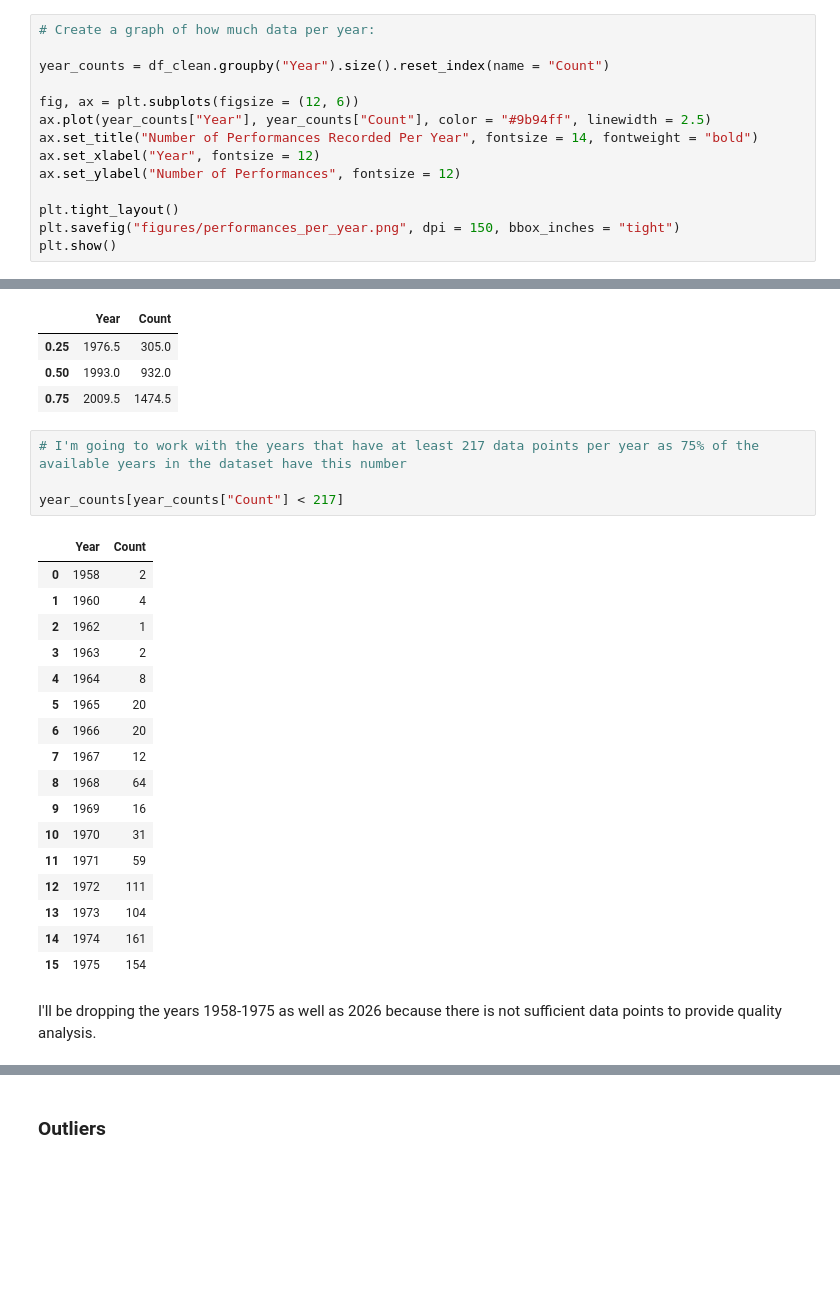
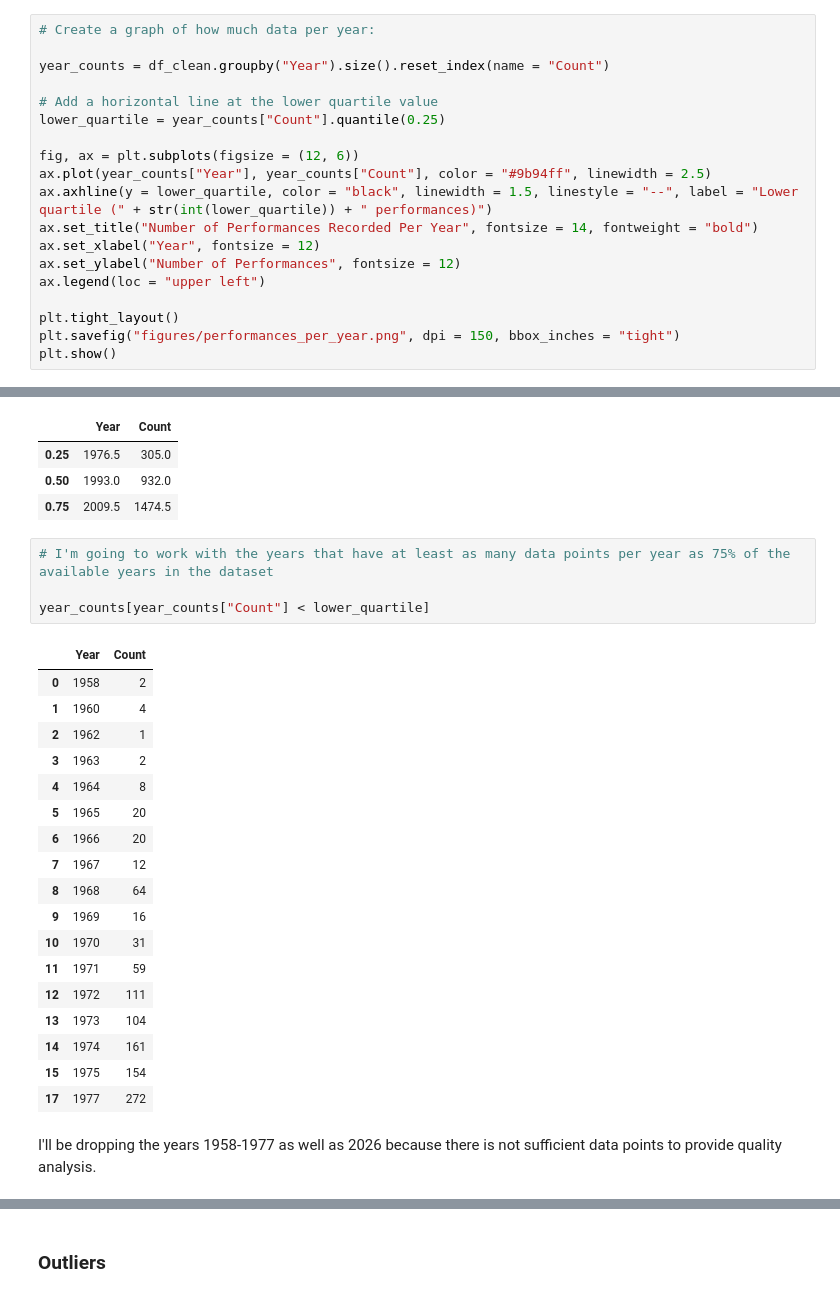
Before and after one commit to elliebeynonn/2041_data_project, a Jupyter notebook: analysis.ipynb, the cells around one changed output, grey strips where cells are left out. Drawn from its saved outputs; the diff is of its cells as text; blank space fills up the shorter version.

```diff
--- a/analysis.ipynb
+++ b/analysis.ipynb
@@ -822,11 +776,16 @@ Name: count, Length: 67, dtype: int64
 
 year_counts = df_clean.groupby("Year").size().reset_index(name = "Count")
 
+# Add a horizontal line at the lower quartile value
+lower_quartile = year_counts["Count"].quantile(0.25)
+
 fig, ax = plt.subplots(figsize = (12, 6))
 ax.plot(year_counts["Year"], year_counts["Count"], color = "#9b94ff", linewidth = 2.5)
+ax.axhline(y = lower_quartile, color = "black", linewidth = 1.5, linestyle = "--", label = "Lower quartile (" + str(int(lower_quartile)) + " performances)")
 ax.set_title("Number of Performances Recorded Per Year", fontsize = 14, fontweight = "bold")
 ax.set_xlabel("Year", fontsize = 12)
 ax.set_ylabel("Number of Performances", fontsize = 12)
+ax.legend(loc = "upper left")
 
 plt.tight_layout()
 plt.savefig("figures/performances_per_year.png", dpi = 150, bbox_inches = "tight")
@@ -843,29 +802,30 @@ year_counts.quantile([0.25, 0.5, 0.75])
 | 0.50 | 1993.0 | 932.0 |
 | 0.75 | 2009.5 | 1474.5 |
 # %%
-# I'm going to work with the years that have at least 217 data points per year as 75% of the available years in the dataset have this number
+# I'm going to work with the years that have at least as many data points per year as 75% of the available years in the dataset
 
-year_counts[year_counts["Count"] < 217]
+year_counts[year_counts["Count"] < lower_quartile]
 # %% [output]
 |  | Year | Count |
 | 0 | 1958 | 2 |
 | 1 | 1960 | 4 |
 | 2 | 1962 | 1 |
 | 3 | 1963 | 2 |
 | 4 | 1964 | 8 |
 | 5 | 1965 | 20 |
 | 6 | 1966 | 20 |
 | 7 | 1967 | 12 |
 | 8 | 1968 | 64 |
 | 9 | 1969 | 16 |
 | 10 | 1970 | 31 |
 | 11 | 1971 | 59 |
 | 12 | 1972 | 111 |
 | 13 | 1973 | 104 |
 | 14 | 1974 | 161 |
 | 15 | 1975 | 154 |
+| 17 | 1977 | 272 |
 # %% [markdown]
-I'll be dropping the years 1958-1975 as well as 2026 because there is not sufficient data points to provide quality analysis.
+I'll be dropping the years 1958-1977 as well as 2026 because there is not sufficient data points to provide quality analysis.
 # %%
 # Drop the years with insufficient data
 
```
Also changed, not shown: parts of 37 cells of this notebook, 9 other files.
